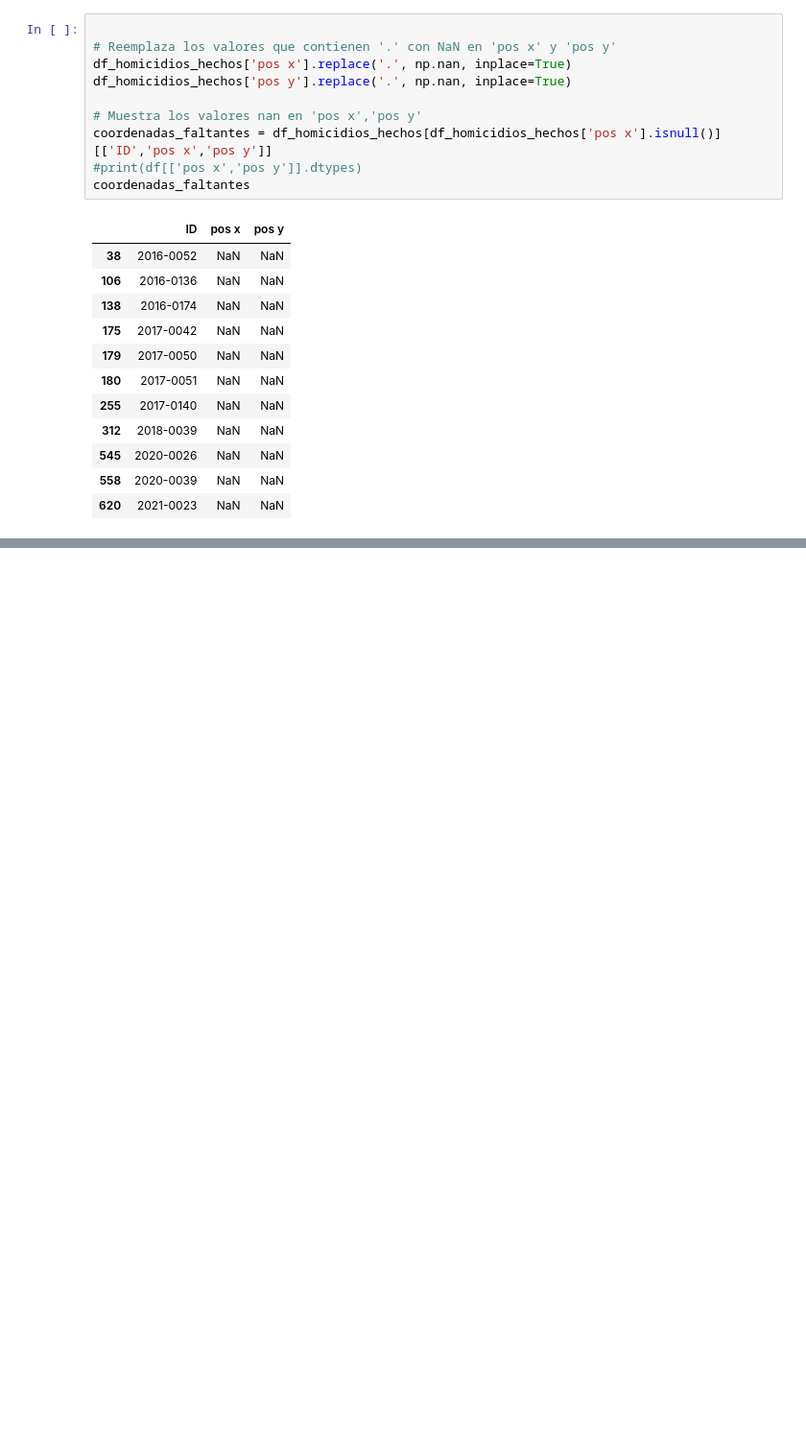
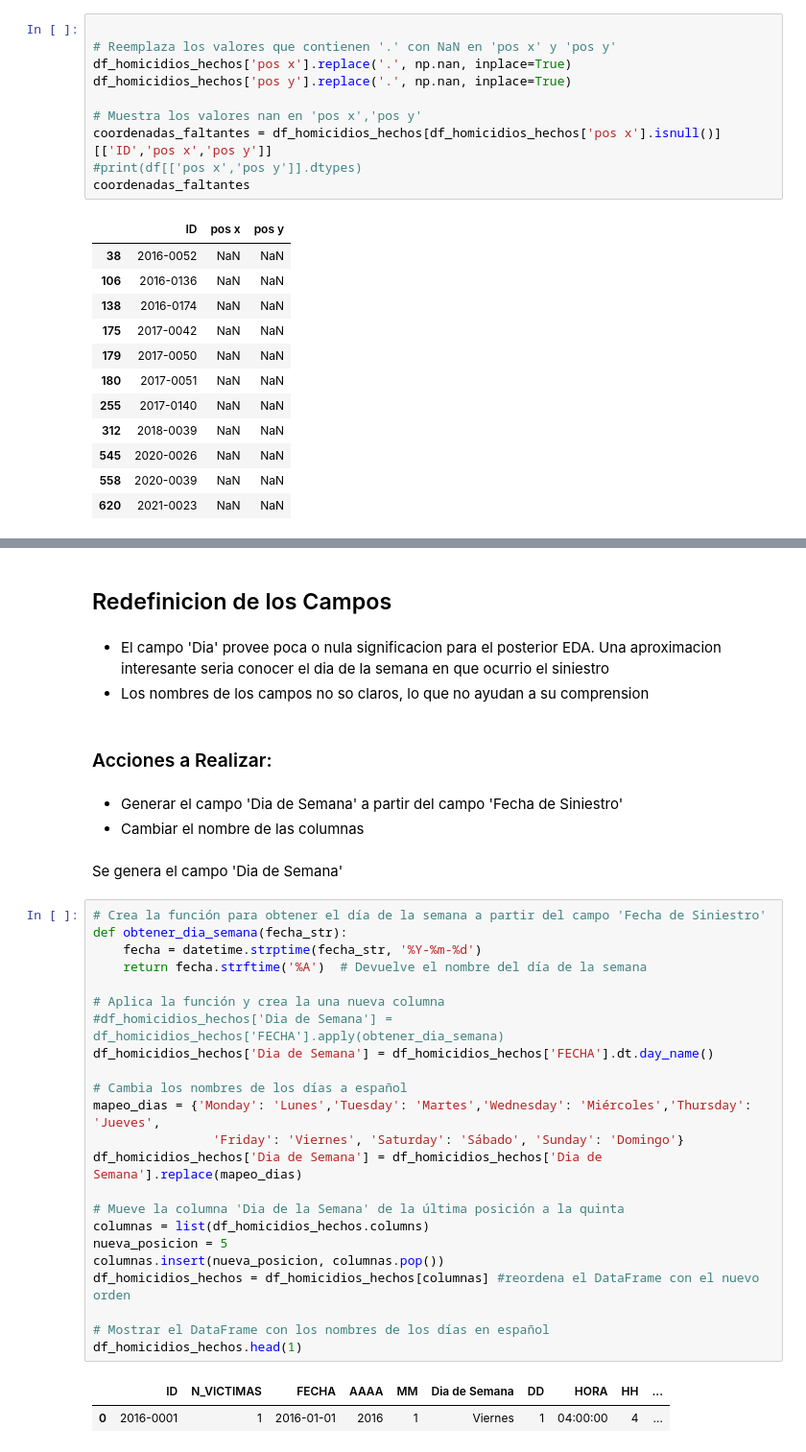
Before and after one commit to pseeker33/Data_Analytics_Siniestros_Viales_en_Ciudad_de_Buenos_Aires, a Jupyter notebook: notebooks/data_preparation.ipynb, the cells around one changed output, grey strips where cells are left out. Shown: that part at 96% size. Cells and saved outputs as stored; diff of their text form; blank space fills up the shorter version.

```diff
--- a/fases/1. data_cleaning.ipynb
+++ b/notebooks/data_preparation.ipynb
@@ -564,0 +508,38 @@ df_homicidios_hechos.head(2)
+# %% [markdown]
+## Redefinicion de los Campos
+# %% [markdown]
+* El campo 'Dia' provee poca o nula significacion para el posterior EDA. Una aproximacion interesante seria conocer el dia de la semana en que ocurrio el siniestro
+* Los nombres de los campos no so claros, lo que no ayudan a su comprension
+# %% [markdown]
+### Acciones a Realizar:
+# %% [markdown]
+* Generar el campo 'Dia de Semana' a partir del campo 'Fecha de Siniestro'
+* Cambiar el nombre de las columnas
+# %% [markdown]
+Se genera el campo 'Dia de Semana'
+# %%
+# Crea la función para obtener el día de la semana a partir del campo 'Fecha de Siniestro'
+def obtener_dia_semana(fecha_str):
+    fecha = datetime.strptime(fecha_str, '%Y-%m-%d')
+    return fecha.strftime('%A')  # Devuelve el nombre del día de la semana
+
+# Aplica la función y crea la una nueva columna
+#df_homicidios_hechos['Dia de Semana'] = df_homicidios_hechos['FECHA'].apply(obtener_dia_semana)
+df_homicidios_hechos['Dia de Semana'] = df_homicidios_hechos['FECHA'].dt.day_name()
+
+# Cambia los nombres de los días a español
+mapeo_dias = {'Monday': 'Lunes','Tuesday': 'Martes','Wednesday': 'Miércoles','Thursday': 'Jueves',
+                'Friday': 'Viernes', 'Saturday': 'Sábado', 'Sunday': 'Domingo'}
+df_homicidios_hechos['Dia de Semana'] = df_homicidios_hechos['Dia de Semana'].replace(mapeo_dias)
+
+# Mueve la columna 'Dia de la Semana' de la última posición a la quinta
+columnas = list(df_homicidios_hechos.columns)
+nueva_posicion = 5
+columnas.insert(nueva_posicion, columnas.pop())
+df_homicidios_hechos = df_homicidios_hechos[columnas] #reordena el DataFrame con el nuevo orden
+
+# Mostrar el DataFrame con los nombres de los días en español
+df_homicidios_hechos.head(1)
+# %% [output]
+|  | ID | N_VICTIMAS | FECHA | AAAA | MM | Dia de Semana | DD | HORA | HH | ... |
+| 0 | 2016-0001 | 1 | 2016-01-01 | 2016 | 1 | Viernes | 1 | 04:00:00 | 4 | ... |
```
Also changed, not shown: parts of 59 cells of this notebook, 5 other files.
